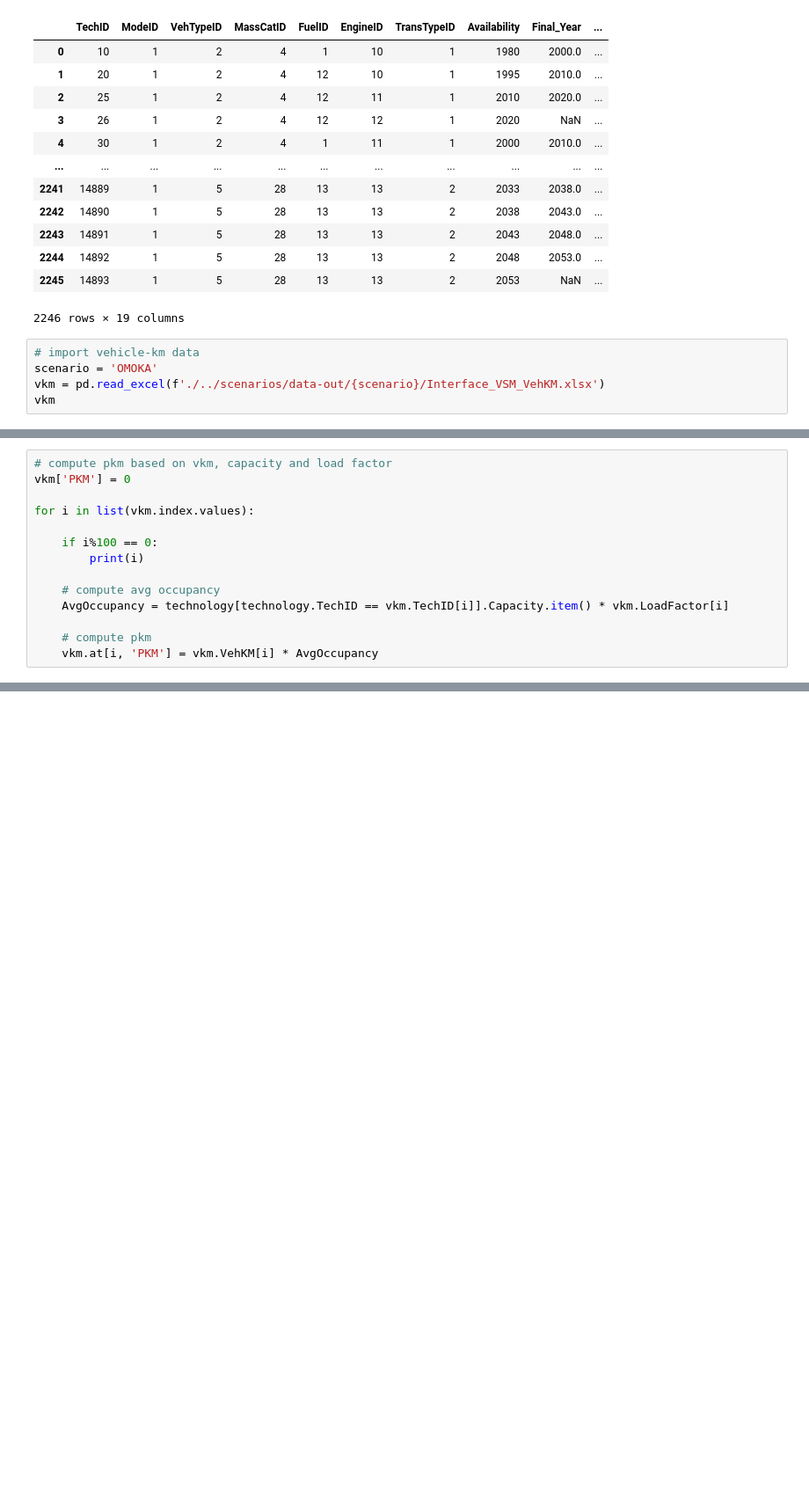
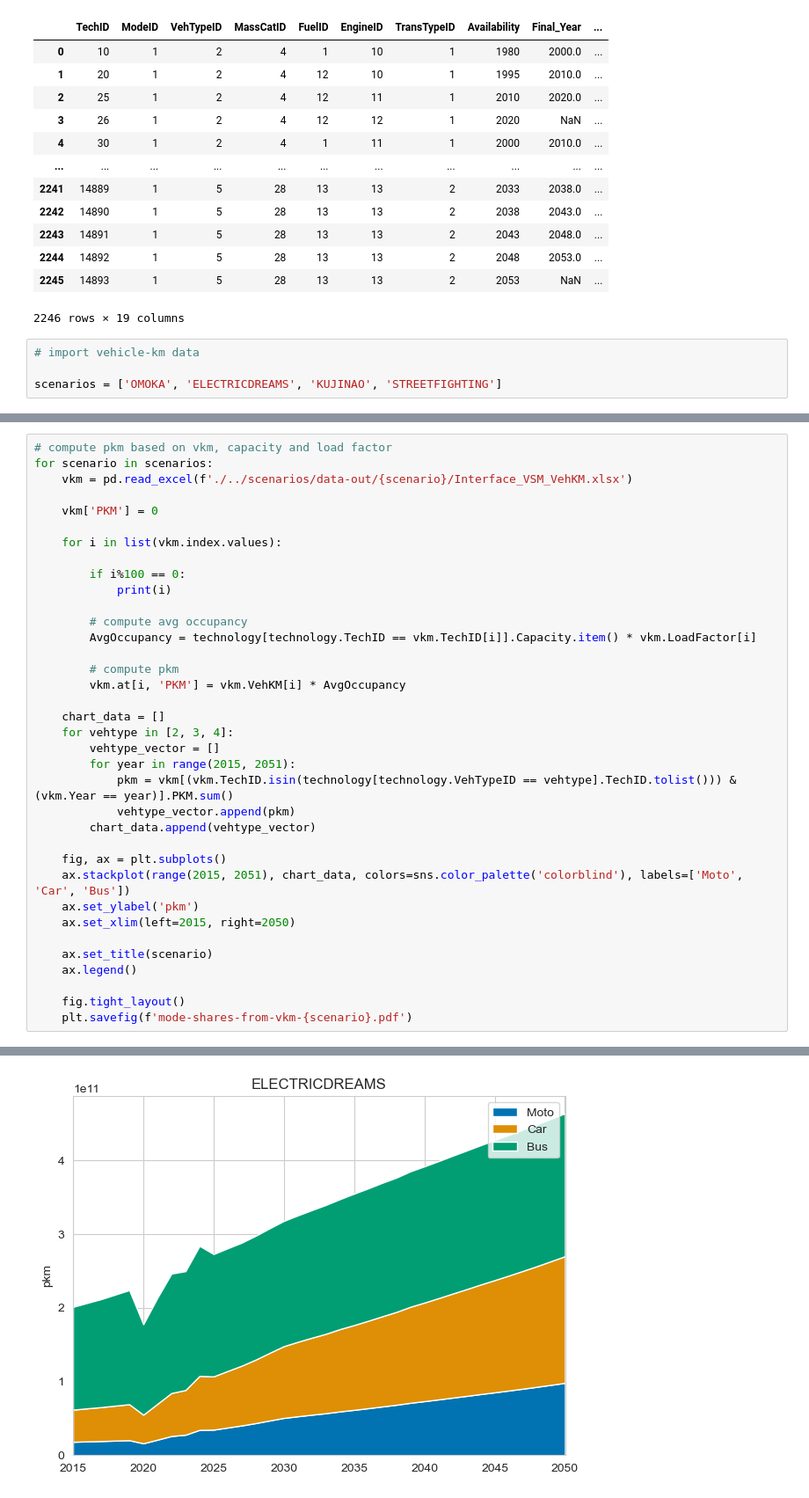
Before and after one commit to jamesjhdixon/TEAM-Kenya, a Jupyter notebook: plots/mode-shares.ipynb, the cells around one changed output, grey strips where cells are left out. Shown at 88% size. Drawn from its saved outputs; the diff is of its cells as text; blank space fills up the shorter version.

```diff
--- a/plots/mode-shares.ipynb
+++ b/plots/mode-shares.ipynb
@@ -25,6 +25,5 @@ technology
 2246 rows × 19 columns
 # %%
 # import vehicle-km data
-scenario = 'OMOKA'
-vkm = pd.read_excel(f'./../scenarios/data-out/{scenario}/Interface_VSM_VehKM.xlsx')
-vkm
+
+scenarios = ['OMOKA', 'ELECTRICDREAMS', 'KUJINAO', 'STREETFIGHTING']
@@ -45,17 +30,39 @@ vkm
 # %%
 # compute pkm based on vkm, capacity and load factor
-vkm['PKM'] = 0
+for scenario in scenarios:
+    vkm = pd.read_excel(f'./../scenarios/data-out/{scenario}/Interface_VSM_VehKM.xlsx')
 
-for i in list(vkm.index.values):
+    vkm['PKM'] = 0
 
-    if i%100 == 0:
-        print(i)
+    for i in list(vkm.index.values):
 
-    # compute avg occupancy
-    AvgOccupancy = technology[technology.TechID == vkm.TechID[i]].Capacity.item() * vkm.LoadFactor[i]
+        if i%100 == 0:
+            print(i)
 
-    # compute pkm
-    vkm.at[i, 'PKM'] = vkm.VehKM[i] * AvgOccupancy
+        # compute avg occupancy
+        AvgOccupancy = technology[technology.TechID == vkm.TechID[i]].Capacity.item() * vkm.LoadFactor[i]
+
+        # compute pkm
+        vkm.at[i, 'PKM'] = vkm.VehKM[i] * AvgOccupancy
+
+    chart_data = []
+    for vehtype in [2, 3, 4]:
+        vehtype_vector = []
+        for year in range(2015, 2051):
+            pkm = vkm[(vkm.TechID.isin(technology[technology.VehTypeID == vehtype].TechID.tolist())) & (vkm.Year == year)].PKM.sum()
+            vehtype_vector.append(pkm)
+        chart_data.append(vehtype_vector)
+
+    fig, ax = plt.subplots()
+    ax.stackplot(range(2015, 2051), chart_data, colors=sns.color_palette('colorblind'), labels=['Moto', 'Car', 'Bus'])
+    ax.set_ylabel('pkm')
+    ax.set_xlim(left=2015, right=2050)
+
+    ax.set_title(scenario)
+    ax.legend()
+
+    fig.tight_layout()
+    plt.savefig(f'mode-shares-from-vkm-{scenario}.pdf')
 # %% [output]
 0
 100
@@ -76,0 +85 @@ for i in list(vkm.index.values):
+[figure, added]
```
Also changed, not shown: parts of 4 cells of this notebook, 9 other files.
